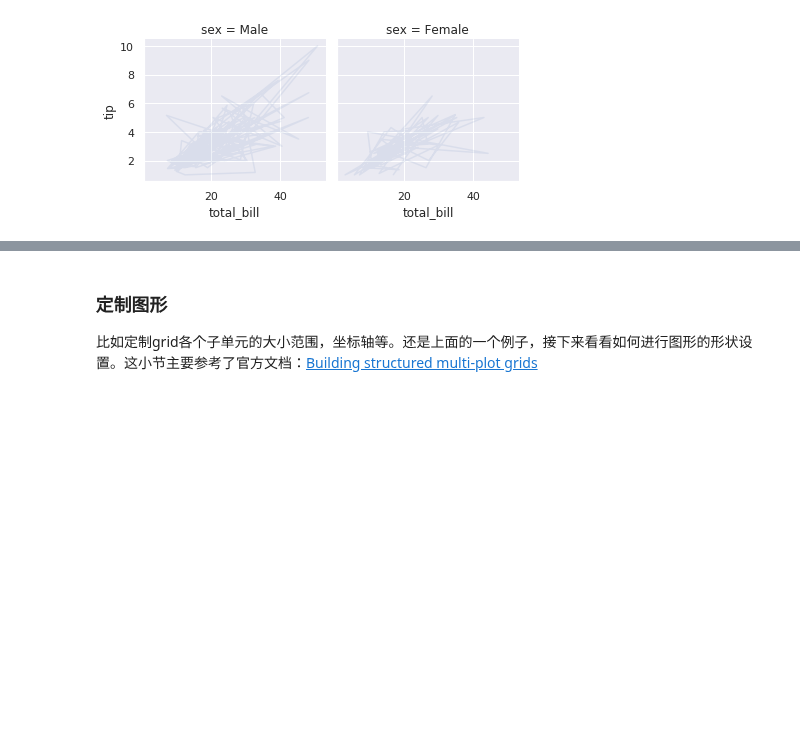
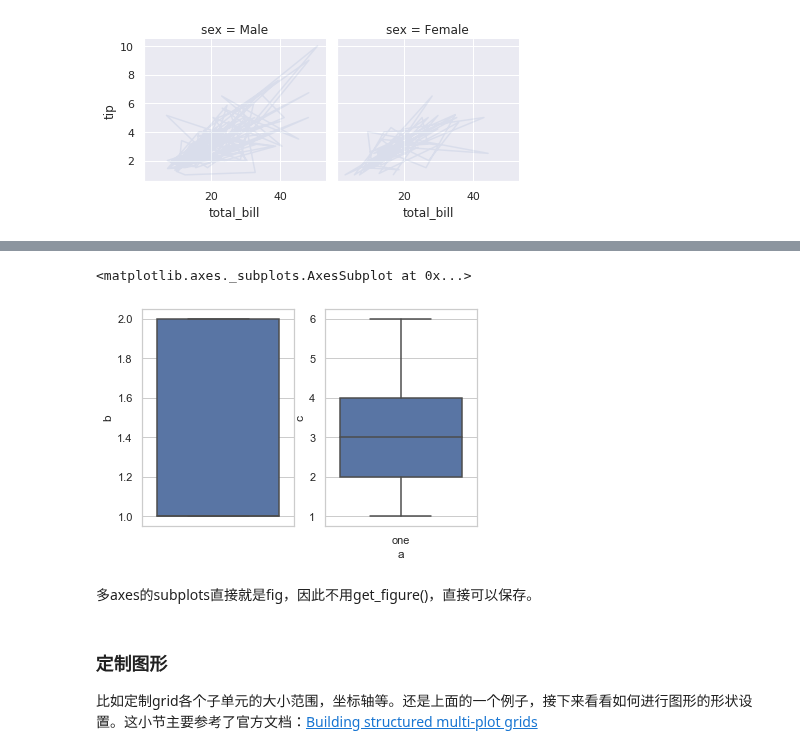
Before and after one commit to iHeadWater/hydrus, a Jupyter notebook: 3-seaborn/seaborn.ipynb, the cells around one changed output, grey strips where cells are left out. Drawn from its saved outputs; the diff is of its cells as text; code cells hidden in the pictures; blank space fills up the shorter version.

```diff
--- a/3-seaborn/seaborn.ipynb
+++ b/3-seaborn/seaborn.ipynb
@@ -468,0 +490,7 @@ g.add_legend()
+# %%
+import seaborn as sns
+import pandas as pd
+%pylab inline
+# df = pd.DataFrame({'a' :['one','one','two','two','one','two','one','one','one','two'], 'b': [1,2,1,2,1,2,1,2,1,1], 'c': [1,2,3,4,6,1,2,3,4,6]})
+df = pd.DataFrame({'a' :['one','one','one','one','one','one','one','one','one','one'], 'b': [1,2,1,2,1,2,1,2,1,1], 'c': [1,2,3,4,6,1,2,3,4,6]})
+df
@@ -468,0 +512,9 @@ g.add_legend()
+# %%
+f, axes = plt.subplots(1, 2)
+sns.boxplot(  y="b", data=df,  orient='v' , ax=axes[0])
+sns.boxplot(  y="c", x= "a", data=df,  orient='v' , ax=axes[1])
+# %% [output]
+<matplotlib.axes._subplots.AxesSubplot at 0x...>
+[figure, added]
+# %% [markdown]
+多axes的subplots直接就是fig，因此不用get_figure()，直接可以保存。
```
Also changed, not shown: parts of 11 cells of this notebook, 10 other files.
